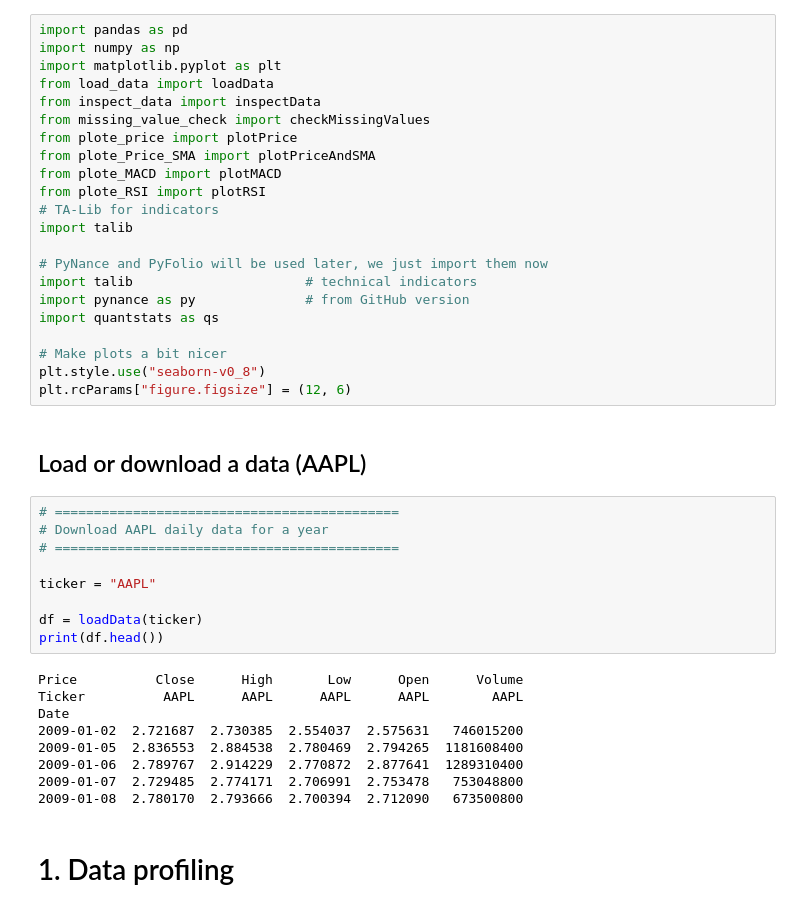
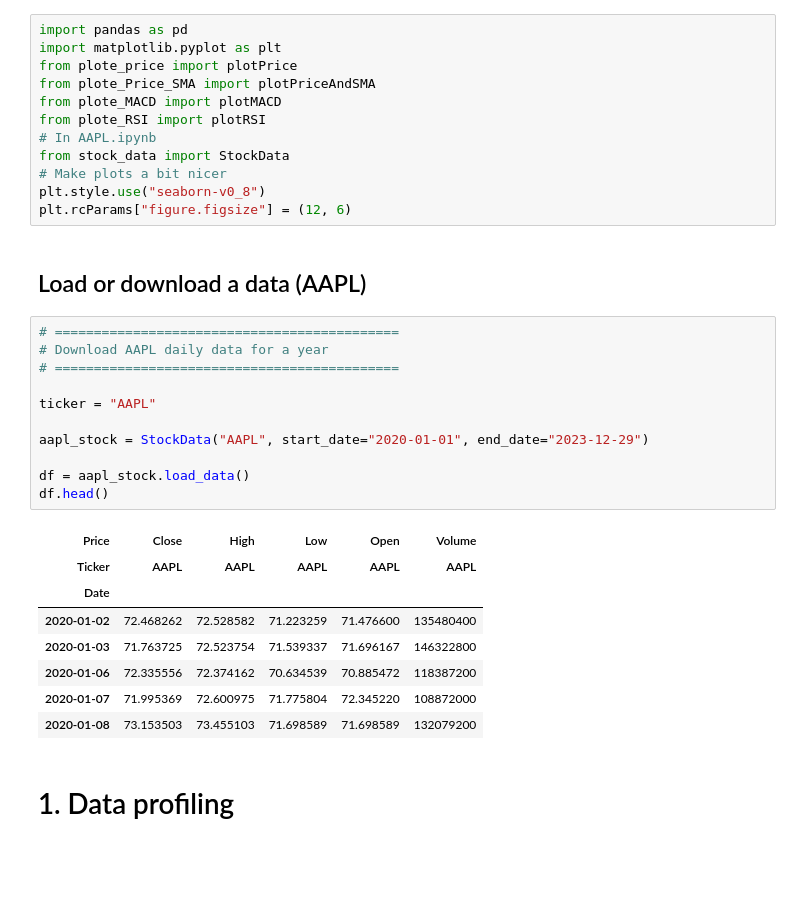
Before and after one commit to birhanu-ma/Financial-Data-Analysis, a Jupyter notebook: notebooks/AAPL.ipynb, the cells around one changed output. Cells and saved outputs as stored; diff of their text form; blank space fills up the shorter version.

```diff
--- a/notebooks/AAPL.ipynb
+++ b/notebooks/AAPL.ipynb
@@ -1,22 +1,12 @@
 # %%
 import pandas as pd
-import numpy as np
 import matplotlib.pyplot as plt
-from load_data import loadData
-from inspect_data import inspectData
-from missing_value_check import checkMissingValues
 from plote_price import plotPrice
 from plote_Price_SMA import plotPriceAndSMA
 from plote_MACD import plotMACD
 from plote_RSI import plotRSI
-# TA-Lib for indicators
-import talib
-
-# PyNance and PyFolio will be used later, we just import them now
-import talib                      # technical indicators
-import pynance as py              # from GitHub version
-import quantstats as qs
-
+# In AAPL.ipynb
+from stock_data import StockData
 # Make plots a bit nicer
 plt.style.use("seaborn-v0_8")
 plt.rcParams["figure.figsize"] = (12, 6)
@@ -25,21 +15,23 @@ plt.rcParams["figure.figsize"] = (12, 6)
 # %%
 # ============================================
 # Download AAPL daily data for a year
 # ============================================
 
 ticker = "AAPL"
 
-df = loadData(ticker)
-print(df.head())
+aapl_stock = StockData("AAPL", start_date="2020-01-01", end_date="2023-12-29")
+
+df = aapl_stock.load_data()
+df.head()
 # %% [output]
-Price          Close      High       Low      Open      Volume
-Ticker          AAPL      AAPL      AAPL      AAPL        AAPL
-Date
-2009-01-02  2.721687  2.730385  2.554037  2.575631   746015200
-2009-01-05  2.836553  2.884538  2.780469  2.794265  1181608400
-2009-01-06  2.789767  2.914229  2.770872  2.877641  1289310400
-2009-01-07  2.729485  2.774171  2.706991  2.753478   753048800
-2009-01-08  2.780170  2.793666  2.700394  2.712090   673500800
+| Price | Close | High | Low | Open | Volume |
+| Ticker | AAPL | AAPL | AAPL | AAPL | AAPL |
+| Date |  |  |  |  |  |
+| 2020-01-02 | 72.468262 | 72.528582 | 71.223259 | 71.476600 | 135480400 |
+| 2020-01-03 | 71.763725 | 72.523754 | 71.539337 | 71.696167 | 146322800 |
+| 2020-01-06 | 72.335556 | 72.374162 | 70.634539 | 70.885472 | 118387200 |
+| 2020-01-07 | 71.995369 | 72.600975 | 71.775804 | 72.345220 | 108872000 |
+| 2020-01-08 | 73.153503 | 73.455103 | 71.698589 | 71.698589 | 132079200 |
 # %% [markdown]
 # 1. Data profiling
 # %%
```
Also changed, not shown: parts of 9 cells of this notebook, 5 other files.
